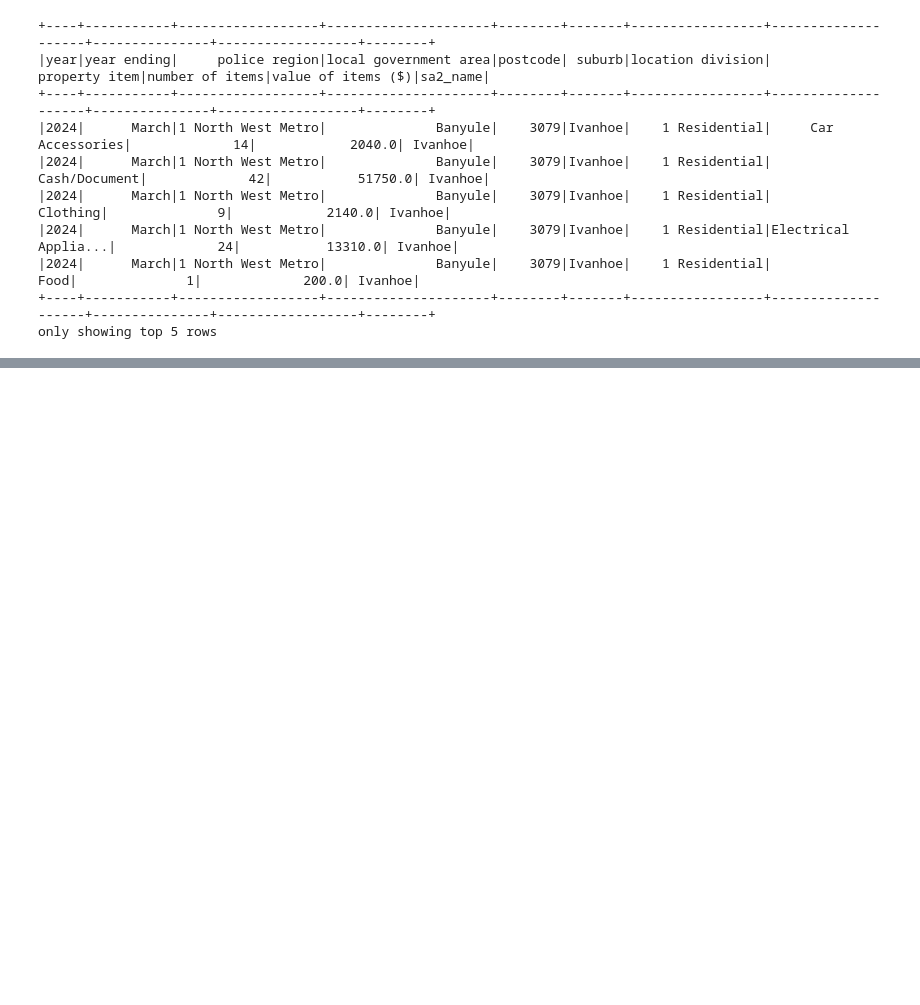
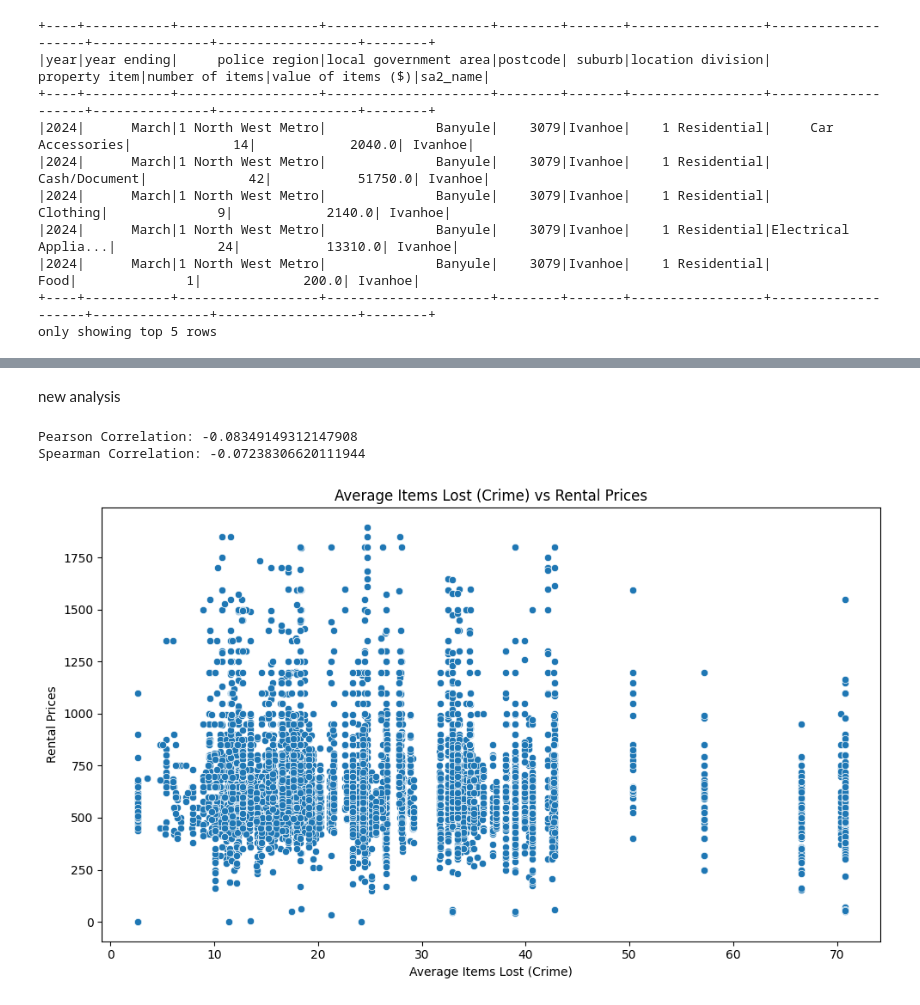
Before and after one commit to klilin711/Project-2, a Jupyter notebook: notebooks/2. Property Lost Further Analysis.ipynb, the cells around one changed output, grey strips where cells are left out. Cells and saved outputs as stored; diff of their text form; code cells hidden in the pictures; blank space fills up the shorter version.

```diff
--- a/notebooks/2. Property Lost Further Analysis.ipynb
+++ b/notebooks/2. Property Lost Further Analysis.ipynb
@@ -53,0 +227,25 @@ domain.limit(5)
+# %% [markdown]
+new analysis
+# %%
+# Pearson correlation (linear relationship)
+pearson_corr = pd_data['avg_items_lost'].corr(pd_data['extracted_price'])
+
+# Spearman correlation (non-linear relationships)
+spearman_corr = pd_data['avg_items_lost'].corr(pd_data['extracted_price'], method='spearman')
+
+print("Pearson Correlation:", pearson_corr)
+print("Spearman Correlation:", spearman_corr)
+# %% [output]
+Pearson Correlation: -0.08349149312147908
+Spearman Correlation: -0.07238306620111944
+# %%
+# Scatter plot for avg_items_lost vs extracted_price
+plt.figure(figsize=(10, 6))
+sns.scatterplot(x='avg_items_lost', y='extracted_price', data=pd_data)
+plt.title('Average Items Lost (Crime) vs Rental Prices')
+plt.xlabel('Average Items Lost (Crime)')
+plt.ylabel('Rental Prices')
+plt.tight_layout()
+plt.show()
+# %% [output]
+[figure, added]
```
Also changed, not shown: parts of 21 cells of this notebook, 8 other files.
